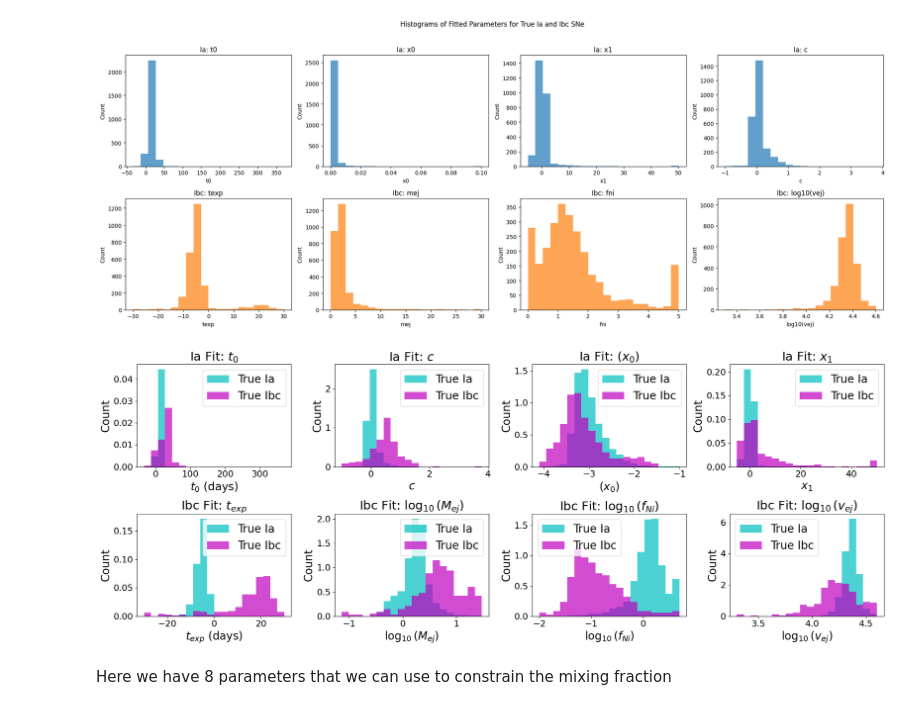
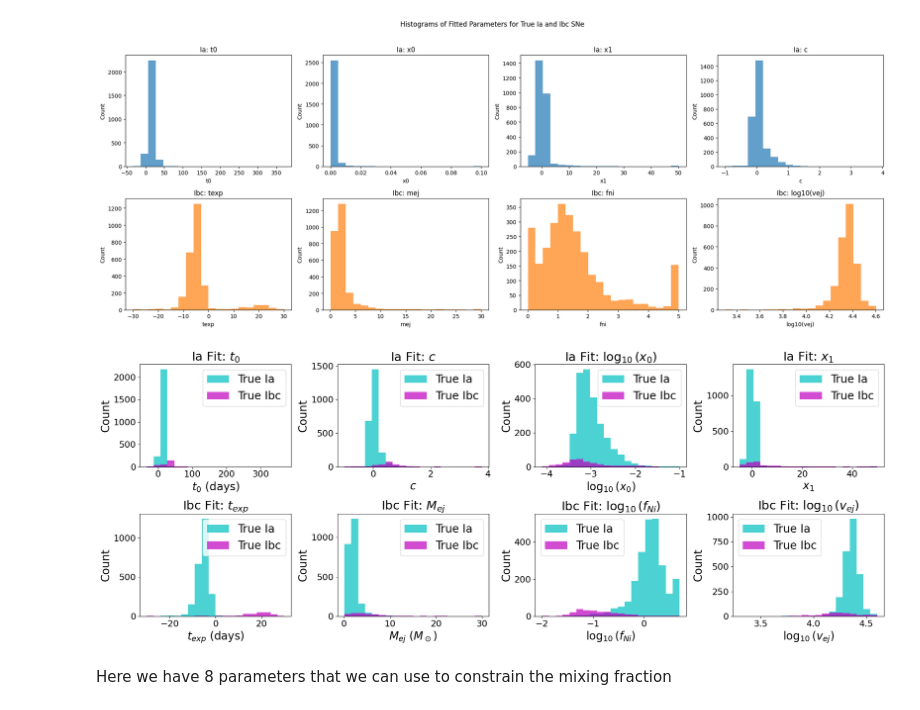
Before and after one commit to asmuzsoy/beams_ext, a Jupyter notebook: separate_parameters.ipynb, the cells around one changed output. Drawn from its saved outputs; the diff is of its cells as text; code cells hidden in the pictures.

```diff
--- a/separate_parameters.ipynb
+++ b/separate_parameters.ipynb
@@ -167,45 +167,44 @@ fig, axes = plt.subplots(2, 4, figsize=(20, 8))
 
 # Plot Ia fitted parameters
 # for i, param in enumerate(ia_param_names[:4]):
-for i, param in enumerate(['t0', 'c', 'x0', 'x1']):
+for i, param in enumerate(['t0', 'c', 'log_x0', 'x1']):
     ia_values = [sn.ia_fit[param] for sn in true_ia_sne if sn.ia_fit[param] is not None]
     ibc_values = [sn.ia_fit[param] for sn in true_ibc_sne if sn.ia_fit[param] is not None]
     if param == 'x0':
         ia_values = [np.log10(v) for v in ia_values if v > 0]
         ibc_values = [np.log10(v) for v in ibc_values if v > 0]
     all_values = ia_values + ibc_values
     bins = np.histogram_bin_edges(all_values, bins=20)
-    axes[0, i].hist(ia_values, bins=bins, color='c', alpha=0.7, label='True Ia', density=True)
-    axes[0, i].hist(ibc_values, bins=bins, color='m', alpha=0.7, label='True Ibc', density=True)
+    axes[0, i].hist(ia_values, bins=bins, color='c', alpha=0.7, label='True Ia', density=False)
+    axes[0, i].hist(ibc_values, bins=bins, color='m', alpha=0.7, label='True Ibc', density=False)
     axes[0, i].set_title(f"Ia Fit: {param_labels_no_units[param]}", fontsize=titlefontsize )
     axes[0, i].set_xlabel(param_labels[param], fontsize = labelfontsize)
     axes[0, i].set_ylabel("Count", fontsize=labelfontsize)
     axes[0, i].tick_params(axis='both', labelsize=tickfontsize)
     axes[0, i].legend(fontsize=labelfontsize)
 
 # Plot Ibc fitted parameters
 # for i, param in enumerate(ibc_param_names[:4]):
-for i, param in enumerate(['texp', 'log_mej',  'log_fni', 'log_vej']):
-
+for i, param in enumerate(['texp', 'mej',  'log_fni', 'log_vej']):
     ia_values = [sn.ibc_fit[param] for sn in true_ia_sne if sn.ibc_fit[param] is not None]
     ibc_values = [sn.ibc_fit[param] for sn in true_ibc_sne if sn.ibc_fit[param] is not None]
     if param == 'vej' or param == 'fni':
         ia_values = [np.log10(v) for v in ia_values if v > 0]
         ibc_values = [np.log10(v) for v in ibc_values if v > 0]
     all_values = ia_values + ibc_values
     bins = np.histogram_bin_edges(all_values, bins=20)
-    axes[1, i].hist(ia_values, bins=bins, color='c', alpha=0.7, label='True Ia', density=True)
-    axes[1, i].hist(ibc_values, bins=bins, color='m', alpha=0.7, label='True Ibc', density=True)
+    axes[1, i].hist(ia_values, bins=bins, color='c', alpha=0.7, label='True Ia', density=False)
+    axes[1, i].hist(ibc_values, bins=bins, color='m', alpha=0.7, label='True Ibc', density=False)
     axes[1, i].set_title(f"Ibc Fit: {param_labels_no_units[param]}", fontsize=titlefontsize )
     axes[1, i].set_xlabel(param_labels[param], fontsize = labelfontsize)
     axes[1, i].set_ylabel("Count", fontsize=labelfontsize)
     axes[1, i].tick_params(axis='both', labelsize=tickfontsize)
     axes[1, i].legend(fontsize=labelfontsize)
 
 plt.tight_layout(rect=[0, 0, 1, 0.96])
 plt.show()
 # %% [output]
-[figure, old version]
+[figure, new version]
 # %%
 # fig.savefig("figures/fitted_params_histogram.pdf", bbox_inches='tight')
 # %% [markdown]
```
Also changed, not shown: parts of 19 cells of this notebook.
